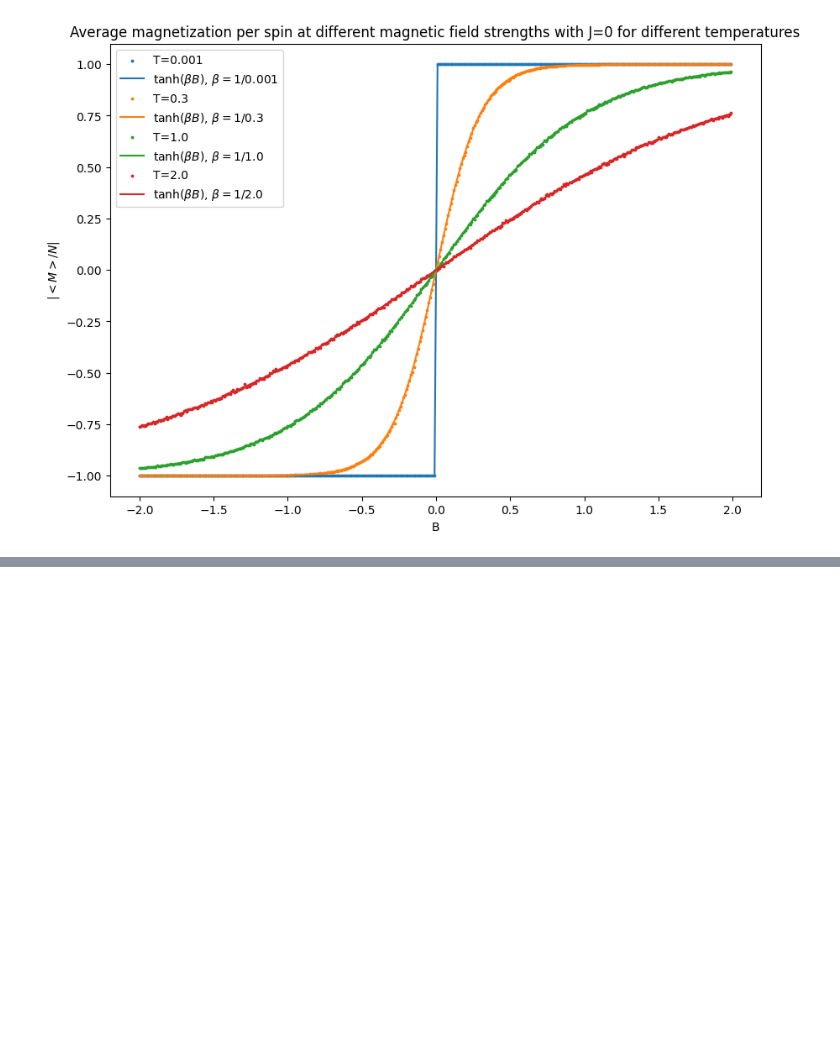
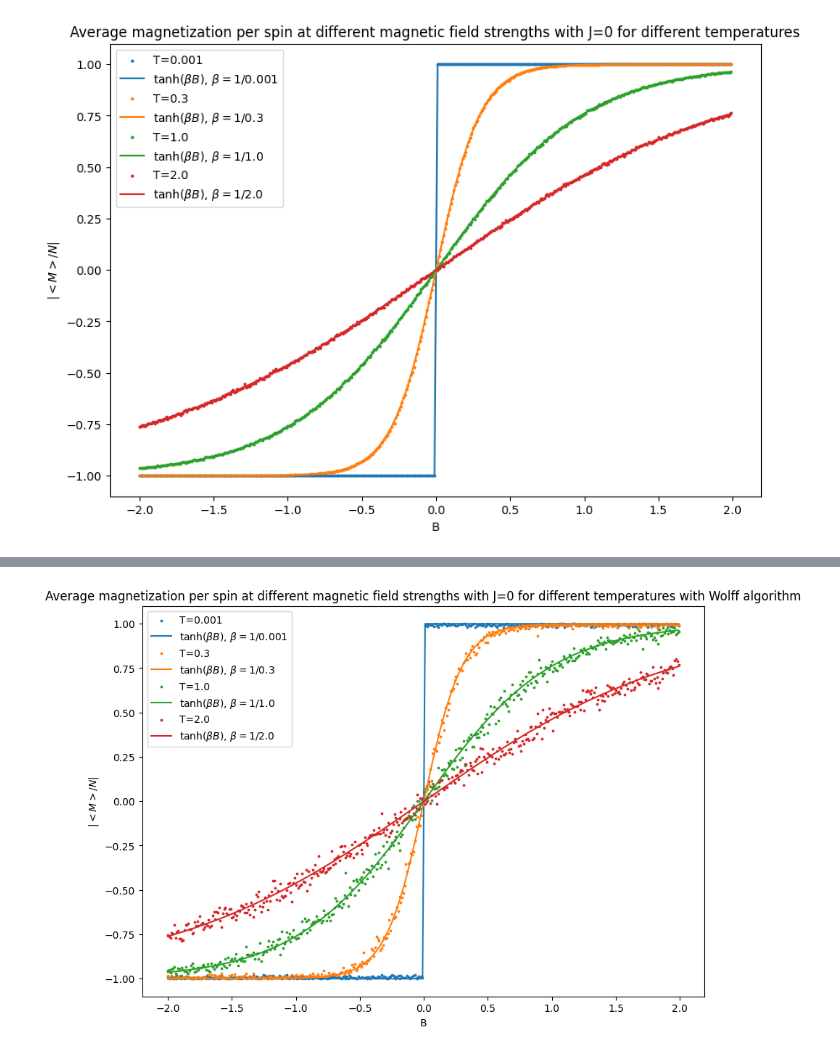
Before and after one commit to MaxNeg8/ml_ising, a Jupyter notebook: src/ising_analysis.ipynb, the cells around one changed output, grey strips where cells are left out. Saved outputs shown, nothing was run; the diff lists cells and outputs as text; code cells hidden in the pictures; blank space fills up the shorter version.

```diff
--- a/src/ising_analysis.ipynb
+++ b/src/ising_analysis.ipynb
@@ -72,0 +118,33 @@ plt.show()
+# %%
+temperatures = [0.001, 0.3, 1.0, 2.0]
+
+fig, ax = plt.subplots(1, 1, figsize=(10, 7))
+
+for temperature in temperatures:
+
+    filtered_trajectories = filter_trajectories(N=10, J=0, B=(-2, 2), temperature=temperature, folder="ising_analysis_wolff_traj")
+
+    Bs = []
+    magnetizations = []
+
+    for name, params in filtered_trajectories.items():
+        Bs.append(params["B"])
+        trajectory = Trajectory.from_file(name)
+        magnetizations.append(trajectory.magnetization(r_equil=0.3, abs=False, n_blocks=1))
+
+    indices = np.argsort(Bs)
+
+    ax.scatter(np.array(Bs)[indices], np.array(magnetizations)[indices], label=f"T={temperature}", s=3)
+
+    x = np.arange(-2, 2, 0.01)
+    ax.plot(x, np.tanh(1/temperature * x), label=r"$\tanh(\beta B)$, $\beta = 1/" + str(temperature) + r"$")
+
+ax.set_title("Average magnetization per spin at different magnetic field strengths with J=0 for different temperatures with Wolff algorithm")
+ax.set_xlabel("B")
+ax.set_ylabel("$|<M>/N|$")
+
+ax.legend()
+
+plt.show()
+# %% [output]
+[figure, added]
```
Also changed, not shown: parts of 3 cells of this notebook, 2 other files.
